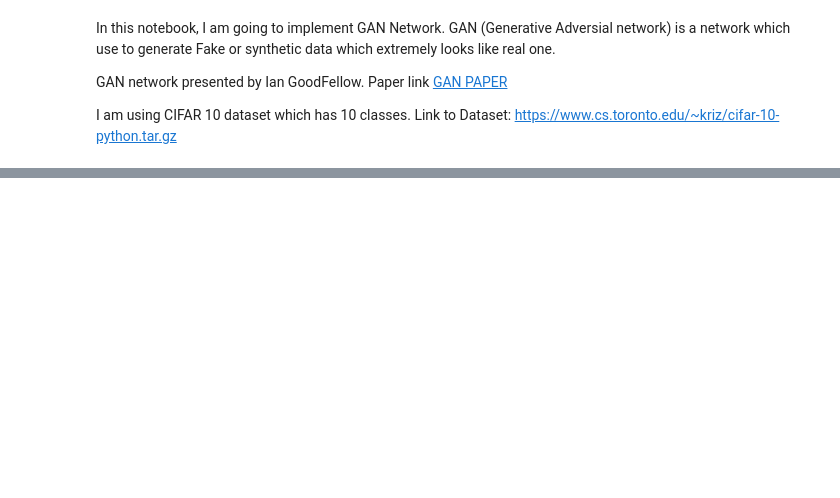
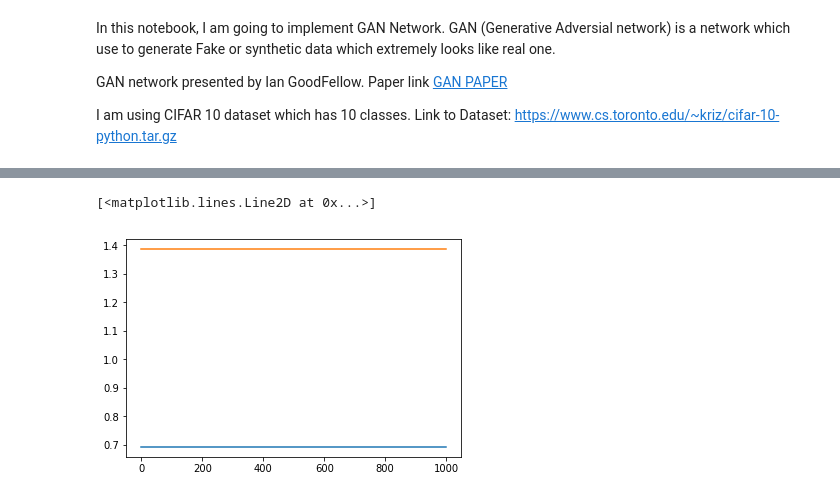
Before and after one commit to ritikjain51/Machine-Learning-Algorithms, a Jupyter notebook: GAN.ipynb, the cells around one changed output, grey strips where cells are left out. Saved outputs shown, nothing was run; the diff lists cells and outputs as text; code cells hidden in the pictures; blank space fills up the shorter version.

```diff
--- a/GAN.ipynb
+++ b/GAN.ipynb
@@ -423,0 +40,5 @@ display_cifar(train_img.reshape(-1, 28, 28), 5)
+# %%
+tf.reset_default_graph()
+
+fake_inputs = tf.placeholder(tf.float32, (None, 4096), 'FakeInputImage')
+real_inputs = tf.placeholder(tf.float32, (None, 4096), 'RealInputImage')
@@ -423,0 +74,5 @@ display_cifar(train_img.reshape(-1, 28, 28), 5)
+# %%
+fake_images = Generative_Model(fake_inputs, False)
+
+dis_real_out = Discriminative_Model(real_inputs, False)
+dis_fake_out = Discriminative_Model(fake_images, True)
@@ -423,0 +103,3 @@ display_cifar(train_img.reshape(-1, 28, 28), 5)
+# %%
+g_vars = [i for i in tf.trainable_variables() if 'Generative' in i.name]
+d_vars = [i for i in tf.trainable_variables() if 'Discriminative' in i.name]
@@ -423,0 +129,28 @@ display_cifar(train_img.reshape(-1, 28, 28), 5)
+# %%
+epochs = 1000
+batch_size = 512
+gen_loss_dir = []
+dis_loss_dir = []
+
+with tf.Session() as sess:
+
+    sess.run(tf.global_variables_initializer())
+
+    for epoch in range(epochs):
+
+        rand_index = np.random.randint(0, images.shape[0], batch_size)
+        original_image = images[rand_index].reshape(-1, 4096)
+
+        rand_images = np.random.normal(0, 1, (batch_size, 4096))
+
+        sess.run(d_step, feed_dict = {fake_inputs: rand_images, real_inputs: original_image})
+        sess.run(g_step, feed_dict = {fake_inputs: rand_images})
+
+        g_loss = sess.run(gen_loss, feed_dict = {fake_inputs: rand_images})
+        d_loss = sess.run(dis_loss, feed_dict = {real_inputs: original_image,  fake_inputs: rand_images})
+
+        gen_loss_dir.append(g_loss)
+        dis_loss_dir.append(d_loss)
+        print ('Iteration : {} Generative Loss: {:.4f}  Discriminative Loss: {:.4f}'.format(epoch, g_loss, d_loss))
+
+    fake = sess.run(Generative_Model(fake_inputs, True), feed_dict = {fake_inputs: np.random.normal(0, 1, (25, 4096))})
@@ -423,0 +175,6 @@ display_cifar(train_img.reshape(-1, 28, 28), 5)
+# %%
+plt.plot(gen_loss_dir)
+plt.plot(dis_loss_dir) ## After 25000 Iterations
+# %% [output]
+[<matplotlib.lines.Line2D at 0x...>]
+[figure, added]
```
Also changed, not shown: parts of 57 cells of this notebook, 18 other files.
